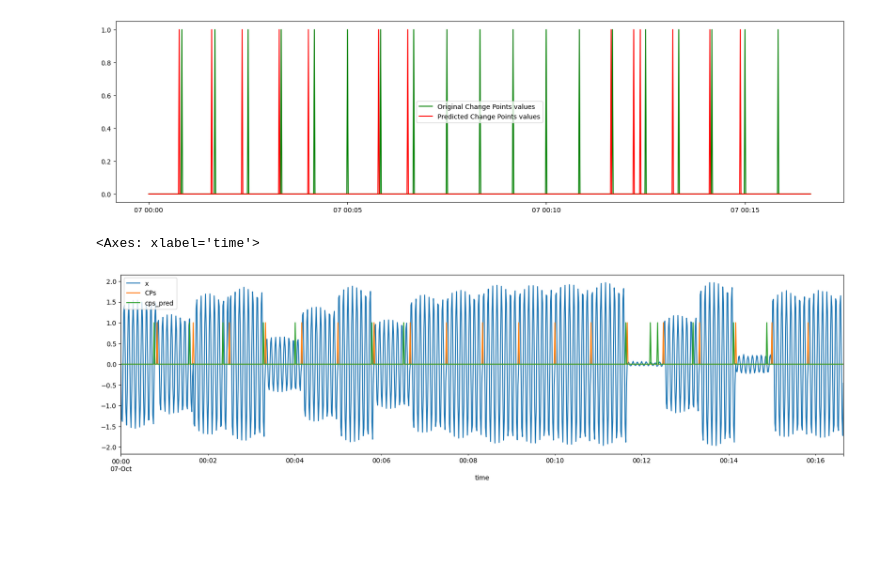
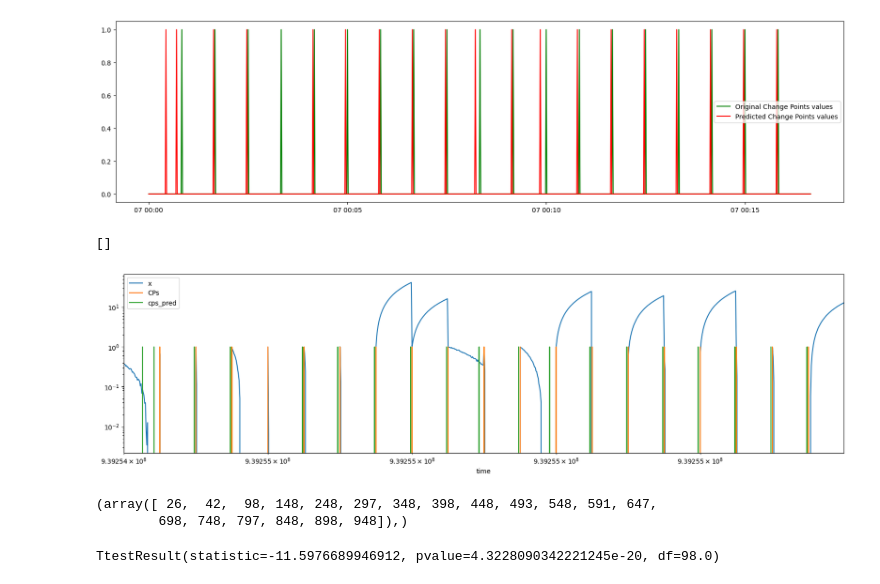
Before and after one commit to GishB/DirectionalDrillingChangePointDetection, a Jupyter notebook: experiments/refactoring_experiments/ExampleUsage.ipynb, the cells around one changed output. Cells and saved outputs as stored; diff of their text form; code cells hidden in the pictures; blank space fills up the shorter version.

```diff
--- a/experiments/refactoring_experiments/ExampleUsage.ipynb
+++ b/experiments/refactoring_experiments/ExampleUsage.ipynb
@@ -3,12 +3,12 @@ import sys
 sys.path.append("../..")
 
 from models.SubspaceBased import SingularSequenceTransformer
-from data.SythData import SinusoidWaves
+from data.SythData import LinearSteps
 from utils.Reports import SummaryReport
 import matplotlib.pyplot as plt
 
 # init df
-data = SinusoidWaves(length_data=1000,
+data = LinearSteps(length_data=1000,
                      cps_number=20,
                      white_noise_level="min").get()
 
@@ -40,9 +40,10 @@ df_summary_report = SummaryReport().create_report(df=data,
                               column_name_original="CPs"
                               )
 # %% [output]
-[figure, old version]
+[figure, new version]
 # %%
 data.plot(figsize=(20,5))
+plt.loglog()
 # %% [output]
-<Axes: xlabel='time'>
+[]
-[figure, old version]
+[figure, new version]
@@ -48,0 +54,5 @@ data.plot(figsize=(20,5))
+# %%
+np.where(data.cps_pred == 1)
+# %% [output]
+(array([ 26,  42,  98, 148, 248, 297, 348, 398, 448, 493, 548, 591, 647,
+        698, 748, 797, 848, 898, 948]),)
@@ -48,0 +64,4 @@ data.plot(figsize=(20,5))
+# %%
+stats.ttest_ind(test_array[2], test_array[5])
+# %% [output]
+TtestResult(statistic=-11.5976689946912, pvalue=4.3228090342221245e-20, df=98.0)
```
Also changed, not shown: parts of 5 cells of this notebook, 2 other files.
